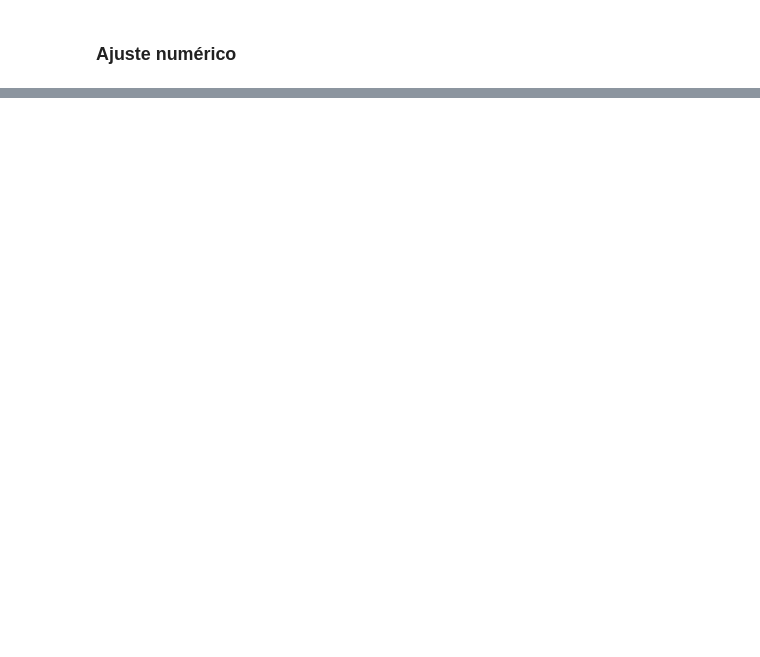
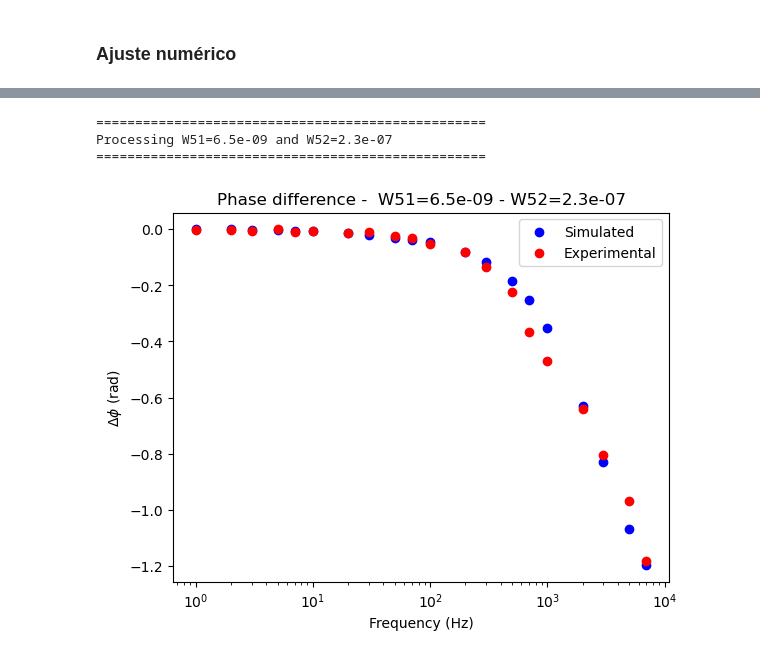
Before and after one commit to habakukc22/ode-system, a Jupyter notebook: ode-system-dimensionless.ipynb, the cells around one changed output, grey strips where cells are left out. Drawn from its saved outputs; the diff is of its cells as text; code cells hidden in the pictures; blank space fills up the shorter version.

```diff
--- a/ode-system-dimensionless.ipynb
+++ b/ode-system-dimensionless.ipynb
@@ -220,17 +137,0 @@ print([
-# %%
-def odes(t, x, W51, W52, freq):
-    # o t agora é tau
-    x5, x2, x3 = x
-    omega = 2 * np.pi * freq
-
-    # Função do laser conforme seus dados experimentais
-    F_t = offset + amplitude * np.cos(2*np.pi * t)
-
-    # Prevenção numérica: a intensidade não pode ser negativa
-    if F_t < 0: F_t = 0.0
-
-    dx5_dt = kp45(omega) * F_t * x4 - wp51(omega, W51) * x5 - wp52(omega, W52) * x2 * x5 - kp54(omega) * x5
-    dx2_dt = wp51(omega, W51) * x5 - wp52(omega, W52) * x2 * x5 - kp21(omega) * x2
-    dx3_dt = wp52(omega, W52) * x2 * x5 - kp31(omega) * x3
-
-    return [dx5_dt, dx2_dt, dx3_dt]
@@ -472,0 +337,62 @@ SyntaxError: unmatched ')' (2684824657.py, line 53)
+# %%
+ww51 = resultado.x[0]
+ww52 = resultado.x[1]
+
+print("==================================================")
+print(f"Processing W51={ww51:.2} and W52={ww52:.2}")
+print("==================================================")
+pd_simulated = []
+num_points = 20 #len(pd)
+
+def odes(t, x, W51, W52, freq):
+     # o t agora é tau
+     x5, x2, x3 = x
+
+     # Função do laser conforme seus dados experimentais
+     F_t = offset + amplitude * np.cos(2*np.pi * t)
+
+     # Prevenção numérica: a intensidade não pode ser negativa
+     if F_t < 0: F_t = 0.0
+     dx5_dt = kp45(freq) * F_t * x4 - wp51(freq, W51) * x5 - wp52(freq, W52) * x2 * x5 - kp54(freq) * x5
+     dx2_dt = wp51(freq, W51) * x5 - wp52(freq, W52) * x2 * x5 - kp21(freq) * x2
+     dx3_dt = wp52(freq, W52) * x2 * x5 - kp31(freq) * x3
+     return [dx5_dt, dx2_dt, dx3_dt]
+
+for freq in pd[:num_points,0]:
+    #define as EDOS
+    t_span = (0, 200) # Simula 200 ciclos
+
+    x0 = [0, 0, 0] # x5, x2, x3
+    t_eval = np.linspace(t_span[0], t_span[-1], 10000)
+    sol = solve_ivp(
+        odes,
+        t_span,
+        x0,
+        t_eval=t_eval,
+        args=(ww51, ww52, freq),
+        method="Radau"
+        )
+    n3 = (sol.y[2])*n1 # Retorna a dimensão correta em cm^-3
+    ts = (sol.t)*(1/freq) # Retorna a dimensão correta em s
+
+    pd_simulated.append(
+        [freq, extrair_fase(ts, n3, freq)]
+        )
+
+pd_simulated = np.array(pd_simulated)
+
+## Fazer plots comparando experimento e simulação
+# _, axs = plt.subplots(1,2, figsize=(15,5))
+plt.scatter(pd_simulated[:,0], np.unwrap(pd_simulated[:,1]), color="blue", label="Simulated")
+plt.scatter(pd[:num_points,0], pd[:num_points,1], color="red", label="Experimental")
+plt.title("Phase difference - " + f" W51={ww51:.2} - W52={ww52:.2}")
+plt.ylabel("$\Delta \phi$ (rad)")
+plt.xlabel("Frequency (Hz)")
+plt.xscale("log")
+plt.legend(loc="best")
+plt.show()
+# %% [output]
+==================================================
+Processing W51=6.5e-09 and W52=2.3e-07
+==================================================
+[figure, added]
```
Also changed, not shown: parts of 10 cells of this notebook, 1 other file.
